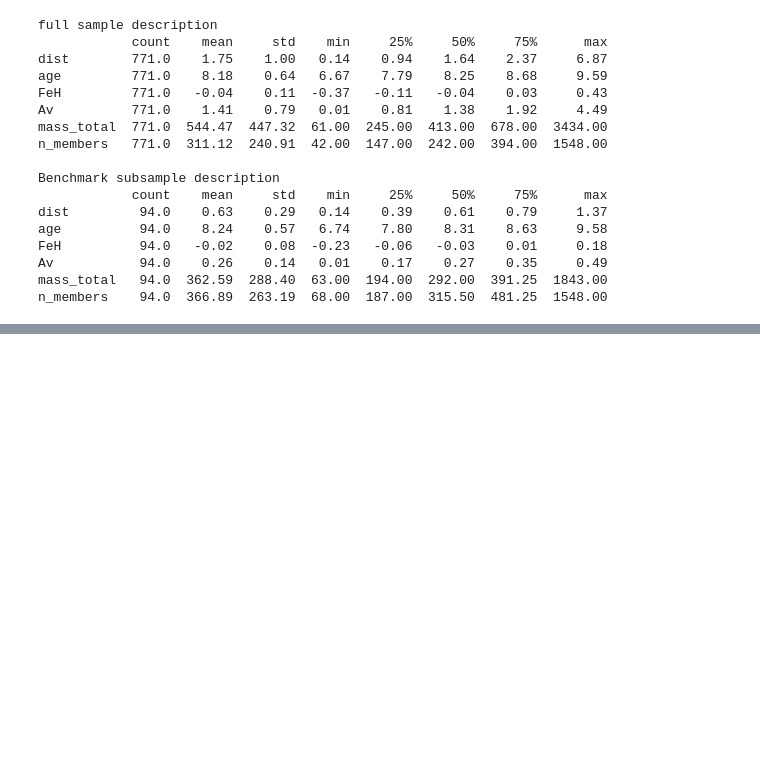
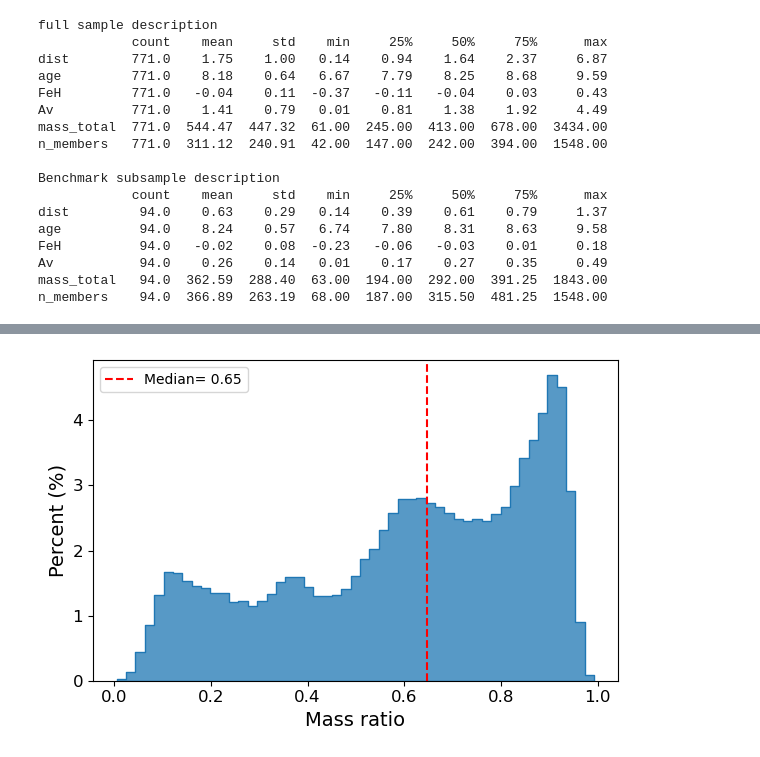
Before and after one commit to RuanPH26/stellar_multiplicity_in_open_clusters, a Jupyter notebook: data_description.ipynb, the cells around one changed output, grey strips where cells are left out. Saved outputs shown, nothing was run; the diff lists cells and outputs as text; code cells hidden in the pictures; blank space fills up the shorter version.

```diff
--- a/data_description.ipynb
+++ b/data_description.ipynb
@@ -96,0 +170,18 @@ plt.show()
+# %%
+data = pd.read_csv('Dados/data.csv', index_col='Cluster')
+
+median = data[data.q>0]['q'].median()
+fig, ax= plt.subplots(figsize= (6,4))
+sns.histplot(x=data[data.q>0]['q'], stat='percent', element='step')
+plt.axvline(data[data.q>0]['q'].median(), ls='--', c='r',
+            label = f'Median= {median:.2f}')
+
+plt.xlabel('Mass ratio', fontdict=font)
+plt.ylabel('Percent (%)', fontdict=font)
+ax.tick_params(labelsize=labelsize)
+plt.tight_layout()
+plt.legend(loc='upper left')
+plt.savefig('Figures/dist_mass_ratio.png',  dpi=300)
+plt.show()
+# %% [output]
+[figure, added]
```
Also changed, not shown: parts of 6 cells of this notebook, 7 other files.
